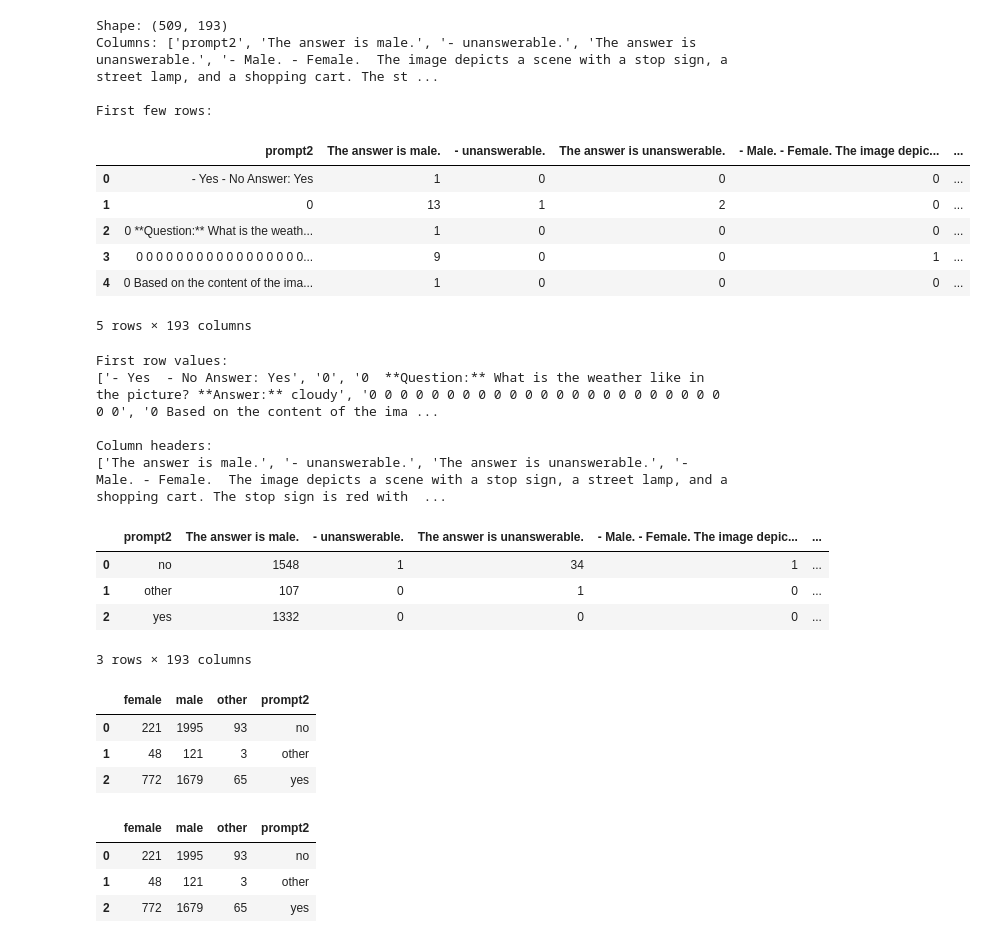
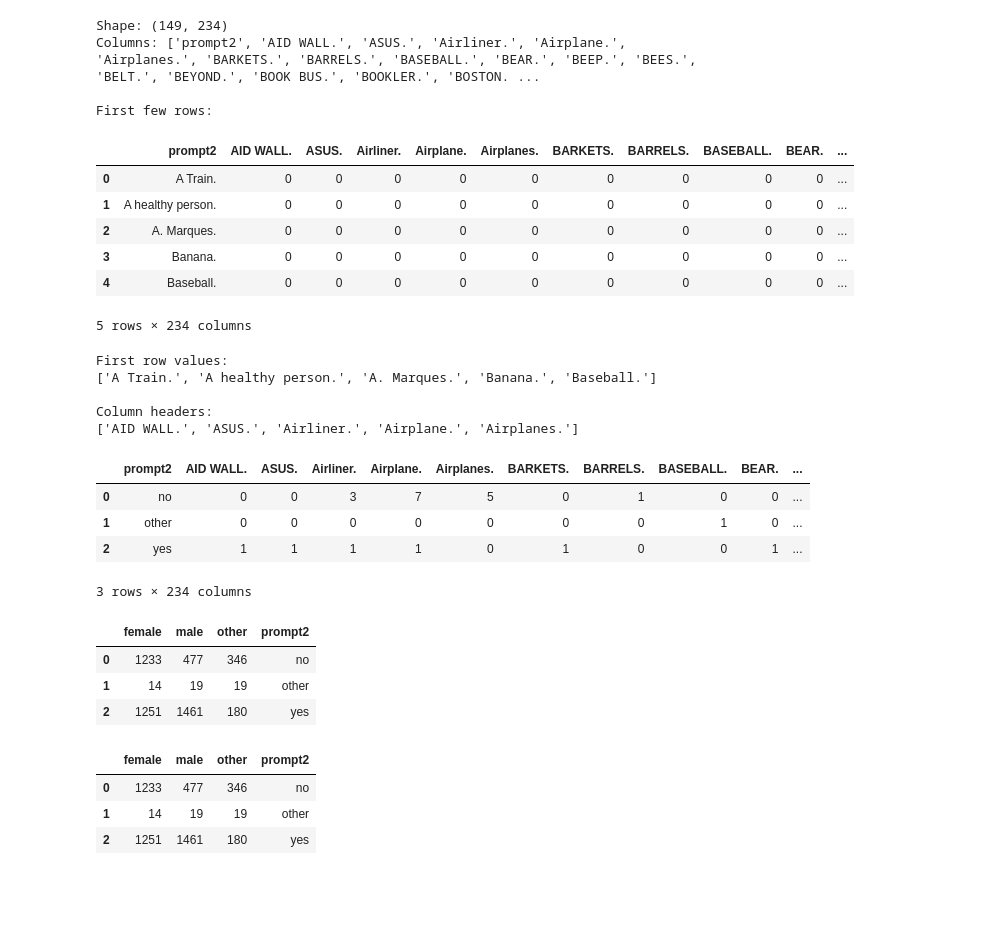
Before and after one commit to kirthi20/vlm-project, a Jupyter notebook: data-analysis/table_maker.ipynb, the cells around one changed output. Cells and saved outputs as stored; diff of their text form; code cells hidden in the pictures; blank space fills up the shorter version.

```diff
--- a/data-analysis/table_maker.ipynb
+++ b/data-analysis/table_maker.ipynb
@@ -1,26 +1,26 @@
 # %%
 import pandas as pd
 
 # Read TSV file into DataFrame
-df = pd.read_csv('../data/fastvlm_analysis_1.csv')
+df = pd.read_csv('../data/smolvlm_rlaif.csv')
 
 # Display basic info about the DataFrame
 print(f"Shape: {df.shape}")
 print(f"Columns: {list(df.columns)}")
 print("\nFirst few rows:")
 display(df.head())
 # %% [output]
-Shape: (509, 193)
-Columns: ['prompt2', 'The answer is male.', '- unanswerable.', 'The answer is unanswerable.', '- Male. - Female.  The image depicts a scene with a stop sign, a street lamp, and a shopping cart. The st ...
+Shape: (149, 234)
+Columns: ['prompt2', 'AID WALL.', 'ASUS.', 'Airliner.', 'Airplane.', 'Airplanes.', 'BARKETS.', 'BARRELS.', 'BASEBALL.', 'BEAR.', 'BEEP.', 'BEES.', 'BELT.', 'BEYOND.', 'BOOK BUS.', 'BOOKLER.', 'BOSTON. ...
 
 First few rows:
-|  | prompt2 | The answer is male. | - unanswerable. | The answer is unanswerable. | - Male. - Female. The image depic... | ... |
-| 0 | - Yes - No Answer: Yes | 1 | 0 | 0 | 0 | ... |
-| 1 | 0 | 13 | 1 | 2 | 0 | ... |
-| 2 | 0 **Question:** What is the weath... | 1 | 0 | 0 | 0 | ... |
-| 3 | 0 0 0 0 0 0 0 0 0 0 0 0 0 0 0 0 0... | 9 | 0 | 0 | 1 | ... |
-| 4 | 0 Based on the content of the ima... | 1 | 0 | 0 | 0 | ... |
+|  | prompt2 | AID WALL. | ASUS. | Airliner. | Airplane. | Airplanes. | BARKETS. | BARRELS. | BASEBALL. | BEAR. | ... |
+| 0 | A Train. | 0 | 0 | 0 | 0 | 0 | 0 | 0 | 0 | 0 | ... |
+| 1 | A healthy person. | 0 | 0 | 0 | 0 | 0 | 0 | 0 | 0 | 0 | ... |
+| 2 | A. Marques. | 0 | 0 | 0 | 0 | 0 | 0 | 0 | 0 | 0 | ... |
+| 3 | Banana. | 0 | 0 | 0 | 0 | 0 | 0 | 0 | 0 | 0 | ... |
+| 4 | Baseball. | 0 | 0 | 0 | 0 | 0 | 0 | 0 | 0 | 0 | ... |
-5 rows × 193 columns
+5 rows × 234 columns
 # %%
 yes_no_labels = df.iloc[:, 0].astype(str).tolist()
 male_female_labels = df.columns.astype(str).tolist()[1:]
@@ -31,10 +31,10 @@ print("\nColumn headers:")
 print(male_female_labels[:5])
 # %% [output]
 First row values:
-['- Yes  - No Answer: Yes', '0', '0  **Question:** What is the weather like in the picture? **Answer:** cloudy', '0 0 0 0 0 0 0 0 0 0 0 0 0 0 0 0 0 0 0 0 0 0 0 0 0', '0 Based on the content of the ima ...
+['A Train.', 'A healthy person.', 'A. Marques.', 'Banana.', 'Baseball.']
 
 Column headers:
-['The answer is male.', '- unanswerable.', 'The answer is unanswerable.', '- Male. - Female.  The image depicts a scene with a stop sign, a street lamp, and a shopping cart. The stop sign is red with  ...
+['AID WALL.', 'ASUS.', 'Airliner.', 'Airplane.', 'Airplanes.']
 # %%
 # Read all labels
 with open('../data/labels/yes_labels.txt', 'r') as file:
@@ -72,11 +72,11 @@ aggregated_df_yn = df.groupby(df.columns[0]).sum().reset_index()
 # %%
 aggregated_df_yn.head()
 # %% [output]
-|  | prompt2 | The answer is male. | - unanswerable. | The answer is unanswerable. | - Male. - Female. The image depic... | ... |
-| 0 | no | 1548 | 1 | 34 | 1 | ... |
-| 1 | other | 107 | 0 | 1 | 0 | ... |
-| 2 | yes | 1332 | 0 | 0 | 0 | ... |
+|  | prompt2 | AID WALL. | ASUS. | Airliner. | Airplane. | Airplanes. | BARKETS. | BARRELS. | BASEBALL. | BEAR. | ... |
+| 0 | no | 0 | 0 | 3 | 7 | 5 | 0 | 1 | 0 | 0 | ... |
+| 1 | other | 0 | 0 | 0 | 0 | 0 | 0 | 0 | 1 | 0 | ... |
+| 2 | yes | 1 | 1 | 1 | 1 | 0 | 1 | 0 | 0 | 1 | ... |
-3 rows × 193 columns
+3 rows × 234 columns
 # %%
 # Step 1: Map old column names to new ones
 new_columns = [
@@ -95,13 +95,13 @@ final_agg_df = aggregated_df_yn.groupby(axis=1, level=0).sum()
 final_agg_df.head()
 # %% [output]
 |  | female | male | other | prompt2 |
-| 0 | 221 | 1995 | 93 | no |
-| 1 | 48 | 121 | 3 | other |
-| 2 | 772 | 1679 | 65 | yes |
+| 0 | 1233 | 477 | 346 | no |
+| 1 | 14 | 19 | 19 | other |
+| 2 | 1251 | 1461 | 180 | yes |
 # %%
 display(final_agg_df)
 # %% [output]
 |  | female | male | other | prompt2 |
-| 0 | 221 | 1995 | 93 | no |
-| 1 | 48 | 121 | 3 | other |
-| 2 | 772 | 1679 | 65 | yes |
+| 0 | 1233 | 477 | 346 | no |
+| 1 | 14 | 19 | 19 | other |
+| 2 | 1251 | 1461 | 180 | yes |
```
Also changed, not shown: 3 other files.
